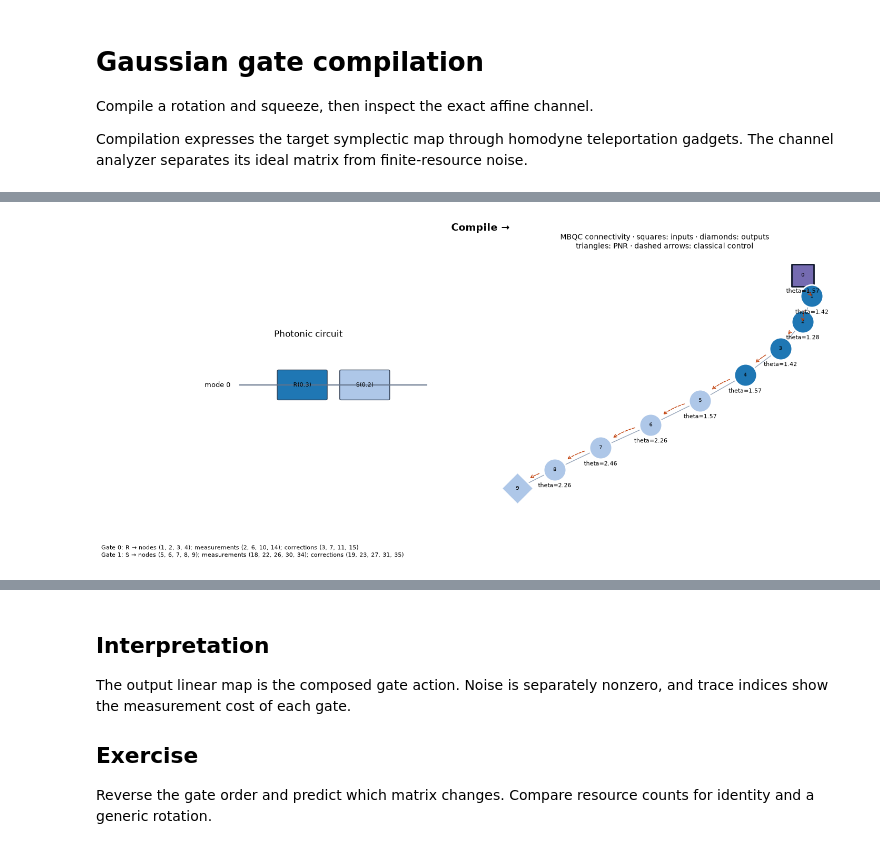
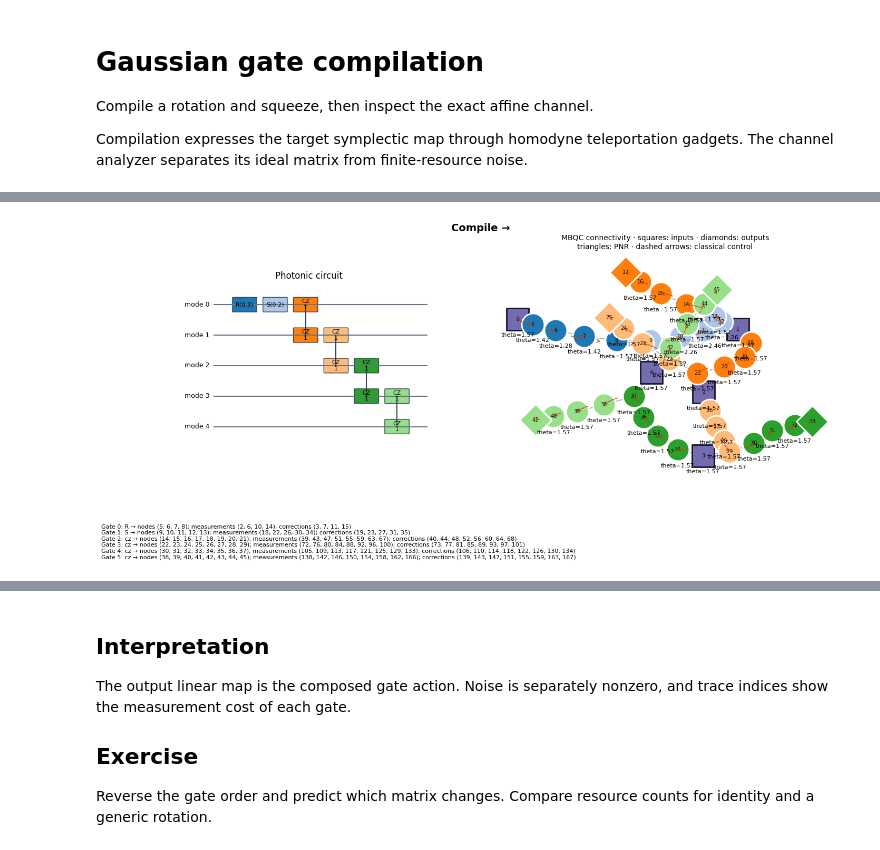
Before and after one commit to chinmoybiswasdeep/PhotoGraphiQ, a Jupyter notebook: notebooks/03_gaussian_compilation.ipynb, the cells around one changed output, grey strips where cells are left out. Drawn from its saved outputs; the diff is of its cells as text; code cells hidden in the pictures.

```diff
--- a/notebooks/03_gaussian_compilation.ipynb
+++ b/notebooks/03_gaussian_compilation.ipynb
@@ -8,12 +19,96 @@ Compilation expresses the target symplectic map through homodyne teleportation g
 import numpy as np
 import matplotlib.pyplot as plt
 import photographiq as pg
-circuit = pg.Circuit(1).rotate(0,0.3).squeeze(0,0.2)
-pattern, trace = circuit.compile(squeezing=0.8, return_trace=True)
+# ---------------------------------------------------------
+# 1. Build a 5-mode photonic circuit
+# ---------------------------------------------------------
+
+circuit = (
+    pg.Circuit(5)
+
+    # Single-mode operations on mode 0
+    .rotate(0, 0.3)
+    .squeeze(0, 0.2)
+
+    # Connect all five modes using CZ gates
+    .cz(0, 1, 1.0)
+    .cz(1, 2, 1.0)
+    .cz(2, 3, 1.0)
+    .cz(3, 4, 1.0)
+)
+
+
+# ---------------------------------------------------------
+# 2. Compile the photonic circuit into an MBQC pattern
+# ---------------------------------------------------------
+
+pattern, trace = circuit.compile(
+    squeezing=0.8,
+    return_trace=True
+)
+
+
+# ---------------------------------------------------------
+# 3. Obtain the equivalent Gaussian channel
+# ---------------------------------------------------------
+
 channel = pg.gaussian_channel(pattern)
-print("Linear map:", np.round(channel.matrix, 6))
-print("Added noise:", np.round(channel.noise, 6))
-print("Generated measurements:", [step.measurements for step in trace.steps])
-assert len(trace.steps) == 2
-pg.visualize_compilation(circuit, pattern, trace=trace)
+
+
+# ---------------------------------------------------------
+# 4. Print the resulting transformation
+# ---------------------------------------------------------
+
+print("\nLinear map:")
+print(np.round(channel.matrix, 6))
+
+print("\nAdded noise:")
+print(np.round(channel.noise, 6))
+
+
+# ---------------------------------------------------------
+# 5. Show which MBQC measurements came from each gate
+# ---------------------------------------------------------
+
+print("\nGenerated measurements:")
+
+for i, step in enumerate(trace.steps):
+    print(
+        f"Gate {i}: "
+        f"{step.source_gate} "
+        f"on mode(s) {step.source_modes}"
+    )
+    print("    Measurements:", step.measurements)
+
+
+# ---------------------------------------------------------
+# 6. Check number of compiled circuit operations
+# ---------------------------------------------------------
+
+# 2 single-mode gates:
+#     rotate
+#     squeeze
+#
+# 4 CZ gates:
+#     CZ(0,1)
+#     CZ(1,2)
+#     CZ(2,3)
+#     CZ(3,4)
+#
+# Total = 6 gates
+
+assert len(trace.steps) == 6
+
+
+# ---------------------------------------------------------
+# 7. Visualize circuit -> MBQC compilation
+# ---------------------------------------------------------
+
+pg.visualize_compilation(
+    circuit,
+    pattern,
+    trace=trace
+)
+
+plt.show()
 # %% [output]
@@ -25 +132 @@ Generated measurements: [(2, 6, 10, 14), (18, 22, 26, 30, 34)]
-[figure, old version]
+[figure, new version]
```
Also changed, not shown: parts of 2 cells of this notebook, 3 other files.
